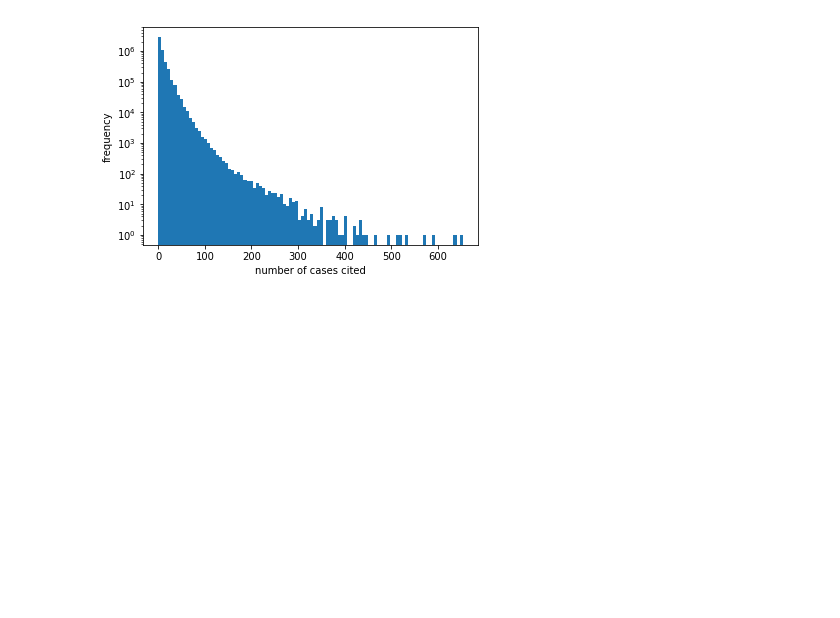
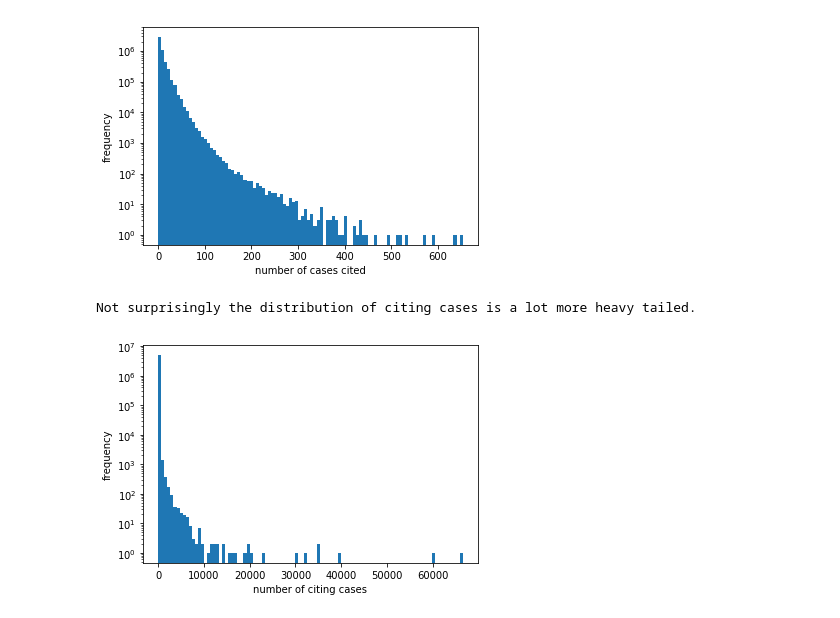
Before and after one commit to Simba-loo/lawandknn, a Jupyter notebook: notebooks/Caselaw.ipynb, the cells around one changed output. Drawn from its saved outputs; the diff is of its cells as text; code cells hidden in the pictures; blank space fills up the shorter version.

```diff
--- a/notebooks/Caselaw.ipynb
+++ b/notebooks/Caselaw.ipynb
@@ -42,3 +49,14 @@ _ = plt.xlabel("number of cases cited")
 # %% [output]
 Ignoring that outlier case, distribution of cases cited (vertical log scale)
 [figure]
+# %%
+num_citers_mapping = {n: len(list(full.predecessors(n))) for n in full.nodes}
+num_citers = list(num_citers_mapping.values())
+# %%
+print("Not surprisingly the distribution of citing cases is a lot more heavy tailed.")
+_ = plt.hist(num_citers, log=True, bins=100)
+_ = plt.ylabel("frequency")
+_ = plt.xlabel("number of citing cases")
+# %% [output]
+Not surprisingly the distribution of citing cases is a lot more heavy tailed.
+[figure, added]
```
Also changed, not shown: parts of 18 cells of this notebook.
